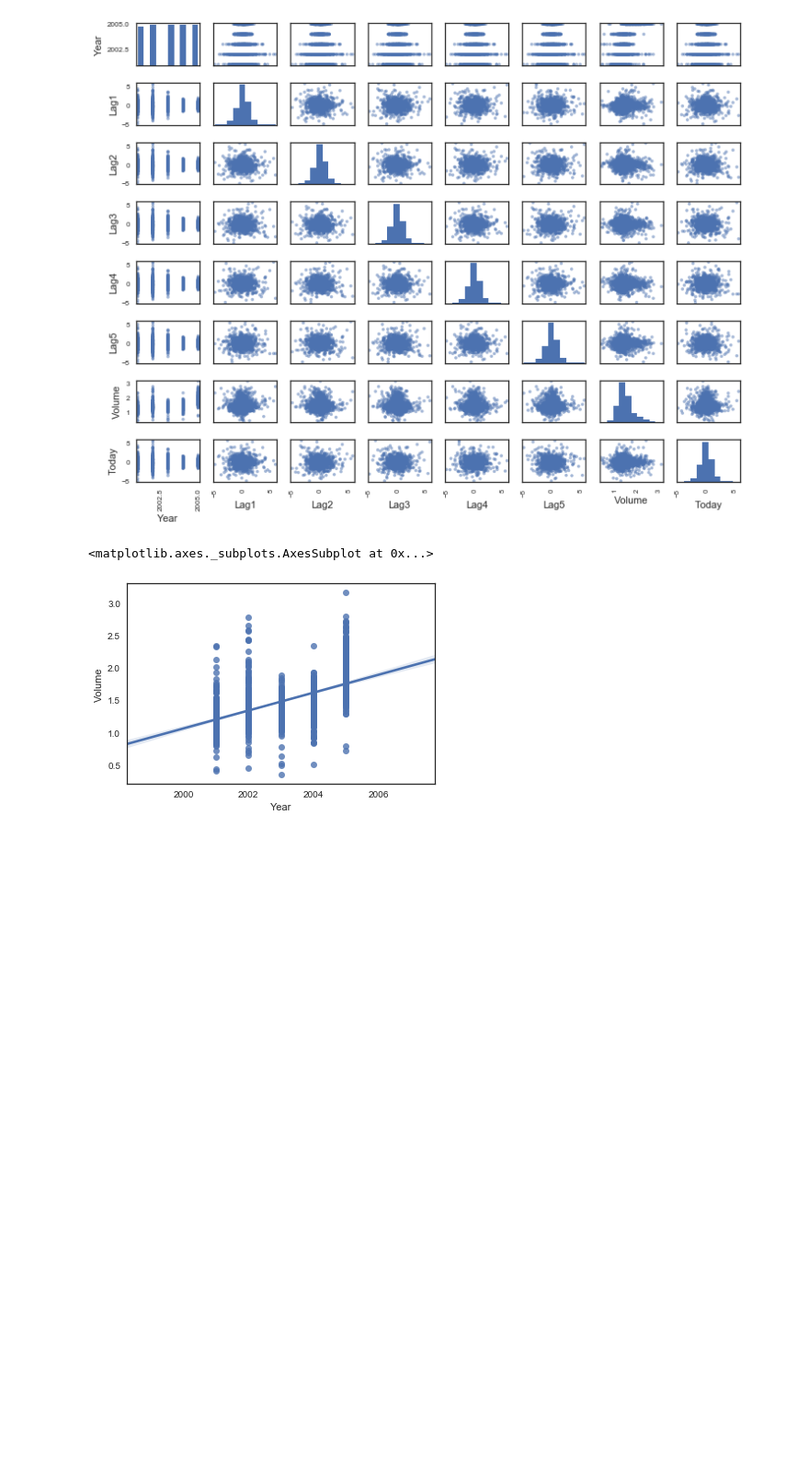
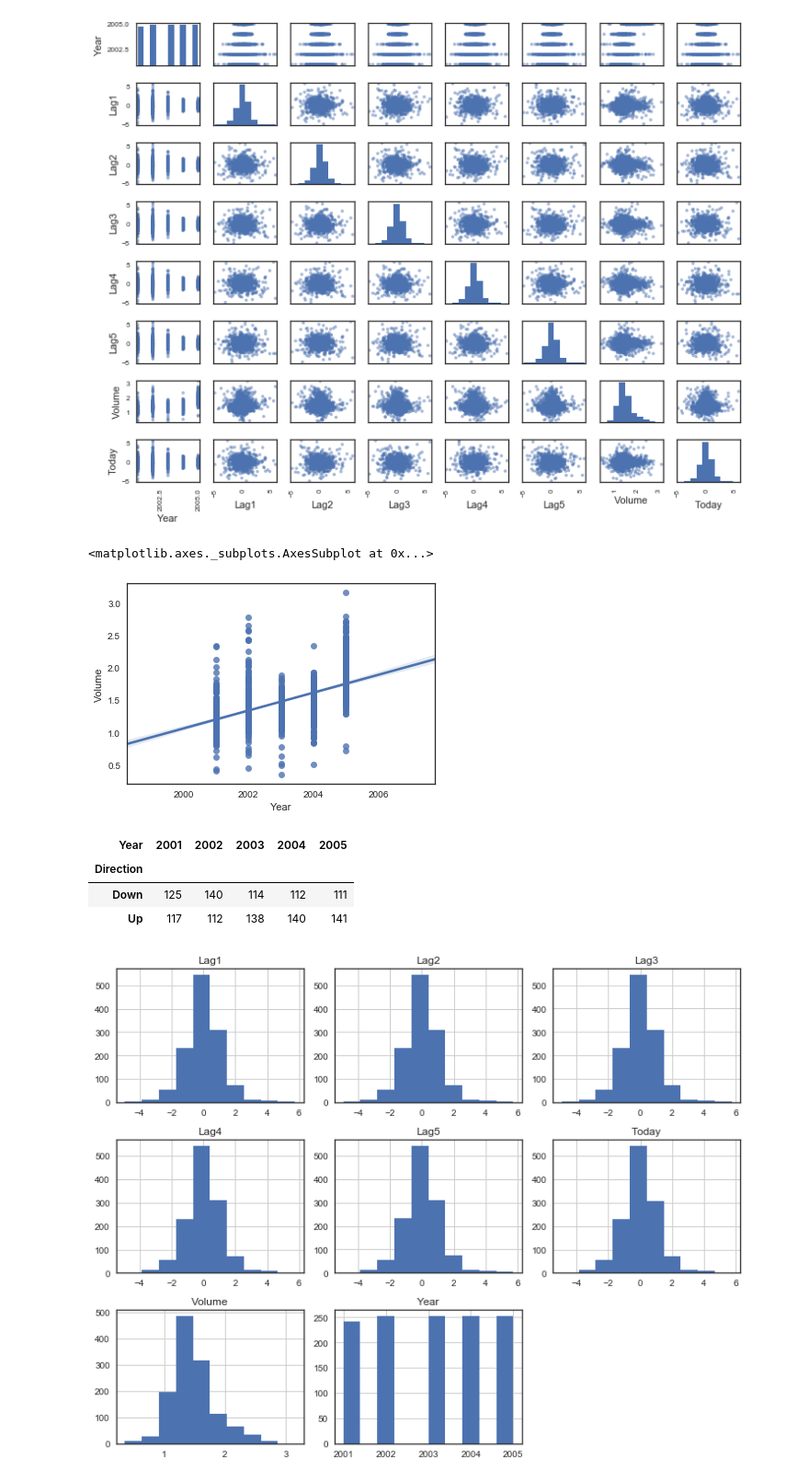
Before and after one commit to abbiepopa/intro_to_stat_learning_reading_grp, a Jupyter notebook: Chap4_Lab.ipynb, the cells around one changed output. Shown at 92% size. Drawn from its saved outputs; the diff is of its cells as text; code cells hidden in the pictures; blank space fills up the shorter version.

```diff
--- a/Chap4_Lab.ipynb
+++ b/Chap4_Lab.ipynb
@@ -64,3 +64,16 @@ sns.regplot(smarket.Year, smarket.Volume)
 # %% [output]
 <matplotlib.axes._subplots.AxesSubplot at 0x...>
 [figure]
+# %%
+pd.crosstab(smarket['Direction'], smarket['Year'])
+# %% [output]
+| Year | 2001 | 2002 | 2003 | 2004 | 2005 |
+| Direction |  |  |  |  |  |
+| Down | 125 | 140 | 114 | 112 | 111 |
+| Up | 117 | 112 | 138 | 140 | 141 |
+# %%
+smarket.hist()
+plt.tight_layout(rect = (0,0,1.7,2))
+plt.show()
+# %% [output]
+[figure, added]
```
Also changed, not shown: parts of 11 cells of this notebook.
